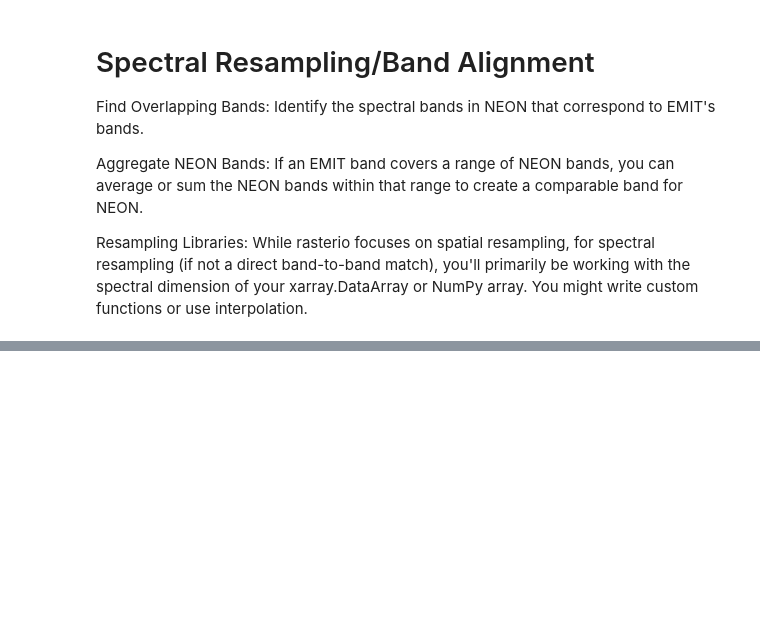
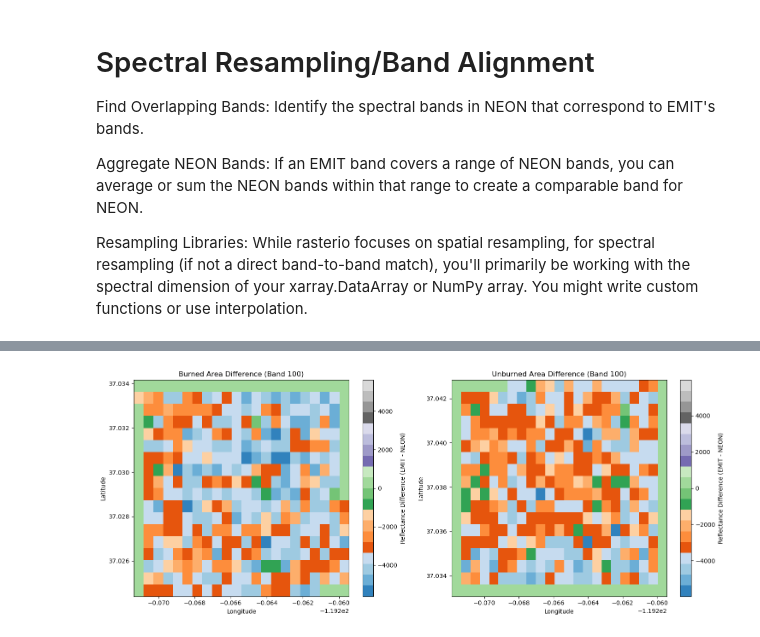
Before and after one commit to NEONScience/AOP-EMIT, a Jupyter notebook: notebooks/exploratory/rn/data/raster_math.ipynb, the cells around one changed output, grey strips where cells are left out. Drawn from its saved outputs; the diff is of its cells as text; code cells hidden in the pictures; blank space fills up the shorter version.

```diff
--- a/notebooks/exploratory/rn/data/raster_math.ipynb
+++ b/notebooks/exploratory/rn/data/raster_math.ipynb
@@ -300,21 +336,23 @@ except Exception as e:
 # %%
 import matplotlib.pyplot as plt
 
 # Plot the burned area difference for a single band (e.g., band 100)
 fig, ax = plt.subplots(1, 2, figsize=(15, 6))
 
-burned_difference.isel(band=100).plot.imshow(ax=ax[0], cmap='RdBu', center=0,
+burned_difference.isel(band=100).plot.imshow(ax=ax[0], cmap='tab20c', center=0,
                                                 cbar_kwargs={'label': 'Reflectance Difference (EMIT - NEON)'})
 ax[0].set_title('Burned Area Difference (Band 100)')
 ax[0].set_xlabel('Longitude')
 ax[0].set_ylabel('Latitude')
 
 # Plot the unburned area difference for the same band
-unburned_difference.isel(band=100).plot.imshow(ax=ax[1], cmap='RdBu', center=0,
+unburned_difference.isel(band=100).plot.imshow(ax=ax[1], cmap='tab20c', center=0,
                                                   cbar_kwargs={'label': 'Reflectance Difference (EMIT - NEON)'})
 ax[1].set_title('Unburned Area Difference (Band 100)')
 ax[1].set_xlabel('Longitude')
 ax[1].set_ylabel('Latitude')
 
 plt.tight_layout()
 plt.show()
+# %% [output]
+[figure, added]
```
Also changed, not shown: parts of 9 cells of this notebook.
